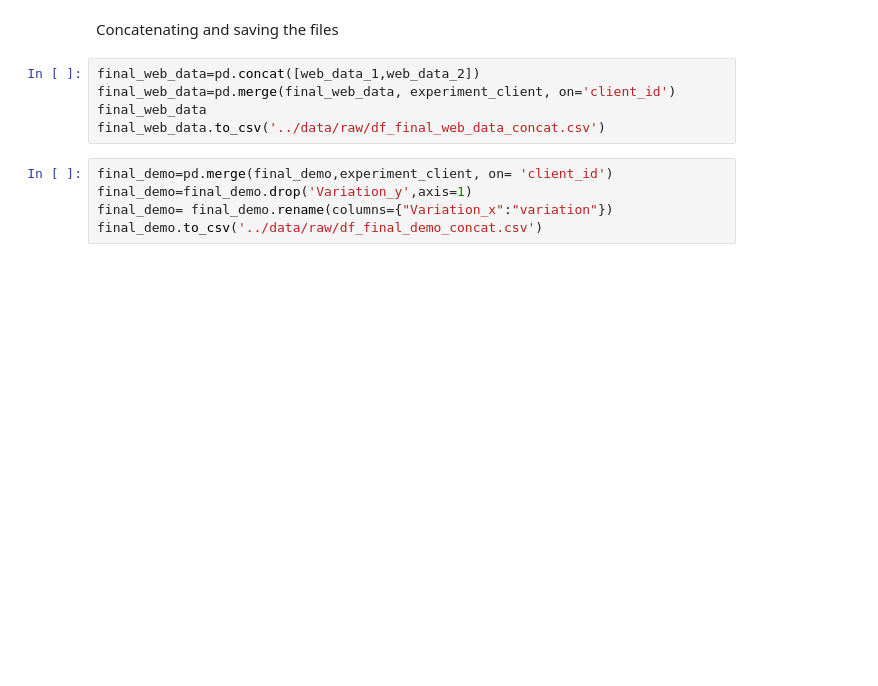
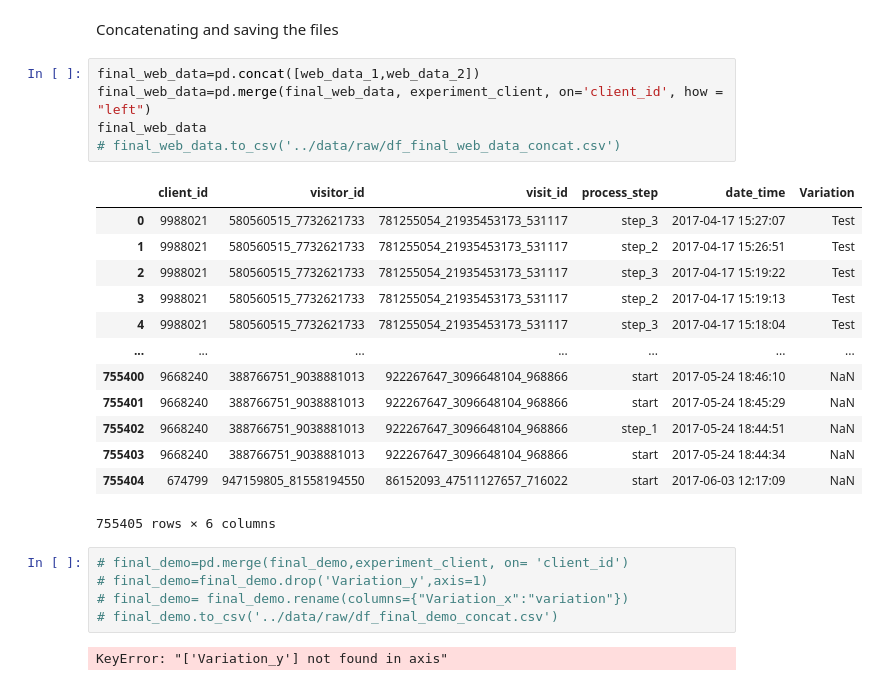
Before and after one commit to Ironhack-DA-Course/proj-vanguard-abtest, a Jupyter notebook: notebooks/Jesus_Notebook.ipynb, the cells around one changed output. Saved outputs shown, nothing was run; the diff lists cells and outputs as text; blank space fills up the shorter version.

```diff
--- a/notebooks/Jesus_Notebook.ipynb
+++ b/notebooks/Jesus_Notebook.ipynb
@@ -18,11 +77,27 @@ web_data_2
 Concatenating and saving the files
 # %%
 final_web_data=pd.concat([web_data_1,web_data_2])
-final_web_data=pd.merge(final_web_data, experiment_client, on='client_id')
+final_web_data=pd.merge(final_web_data, experiment_client, on='client_id', how = "left")
 final_web_data
-final_web_data.to_csv('../data/raw/df_final_web_data_concat.csv')
+# final_web_data.to_csv('../data/raw/df_final_web_data_concat.csv')
+# %% [output]
+|  | client_id | visitor_id | visit_id | process_step | date_time | Variation |
+| 0 | 9988021 | 580560515_7732621733 | 781255054_21935453173_531117 | step_3 | 2017-04-17 15:27:07 | Test |
+| 1 | 9988021 | 580560515_7732621733 | 781255054_21935453173_531117 | step_2 | 2017-04-17 15:26:51 | Test |
+| 2 | 9988021 | 580560515_7732621733 | 781255054_21935453173_531117 | step_3 | 2017-04-17 15:19:22 | Test |
+| 3 | 9988021 | 580560515_7732621733 | 781255054_21935453173_531117 | step_2 | 2017-04-17 15:19:13 | Test |
+| 4 | 9988021 | 580560515_7732621733 | 781255054_21935453173_531117 | step_3 | 2017-04-17 15:18:04 | Test |
+| ... | ... | ... | ... | ... | ... | ... |
+| 755400 | 9668240 | 388766751_9038881013 | 922267647_3096648104_968866 | start | 2017-05-24 18:46:10 | NaN |
+| 755401 | 9668240 | 388766751_9038881013 | 922267647_3096648104_968866 | start | 2017-05-24 18:45:29 | NaN |
+| 755402 | 9668240 | 388766751_9038881013 | 922267647_3096648104_968866 | step_1 | 2017-05-24 18:44:51 | NaN |
+| 755403 | 9668240 | 388766751_9038881013 | 922267647_3096648104_968866 | start | 2017-05-24 18:44:34 | NaN |
+| 755404 | 674799 | 947159805_81558194550 | 86152093_47511127657_716022 | start | 2017-06-03 12:17:09 | NaN |
+755405 rows × 6 columns
 # %%
-final_demo=pd.merge(final_demo,experiment_client, on= 'client_id')
-final_demo=final_demo.drop('Variation_y',axis=1)
-final_demo= final_demo.rename(columns={"Variation_x":"variation"})
-final_demo.to_csv('../data/raw/df_final_demo_concat.csv')
+# final_demo=pd.merge(final_demo,experiment_client, on= 'client_id')
+# final_demo=final_demo.drop('Variation_y',axis=1)
+# final_demo= final_demo.rename(columns={"Variation_x":"variation"})
+# final_demo.to_csv('../data/raw/df_final_demo_concat.csv')
+# %% [output]
+KeyError: "['Variation_y'] not found in axis"
```
Also changed, not shown: parts of 17 cells of this notebook, 1 other file.
